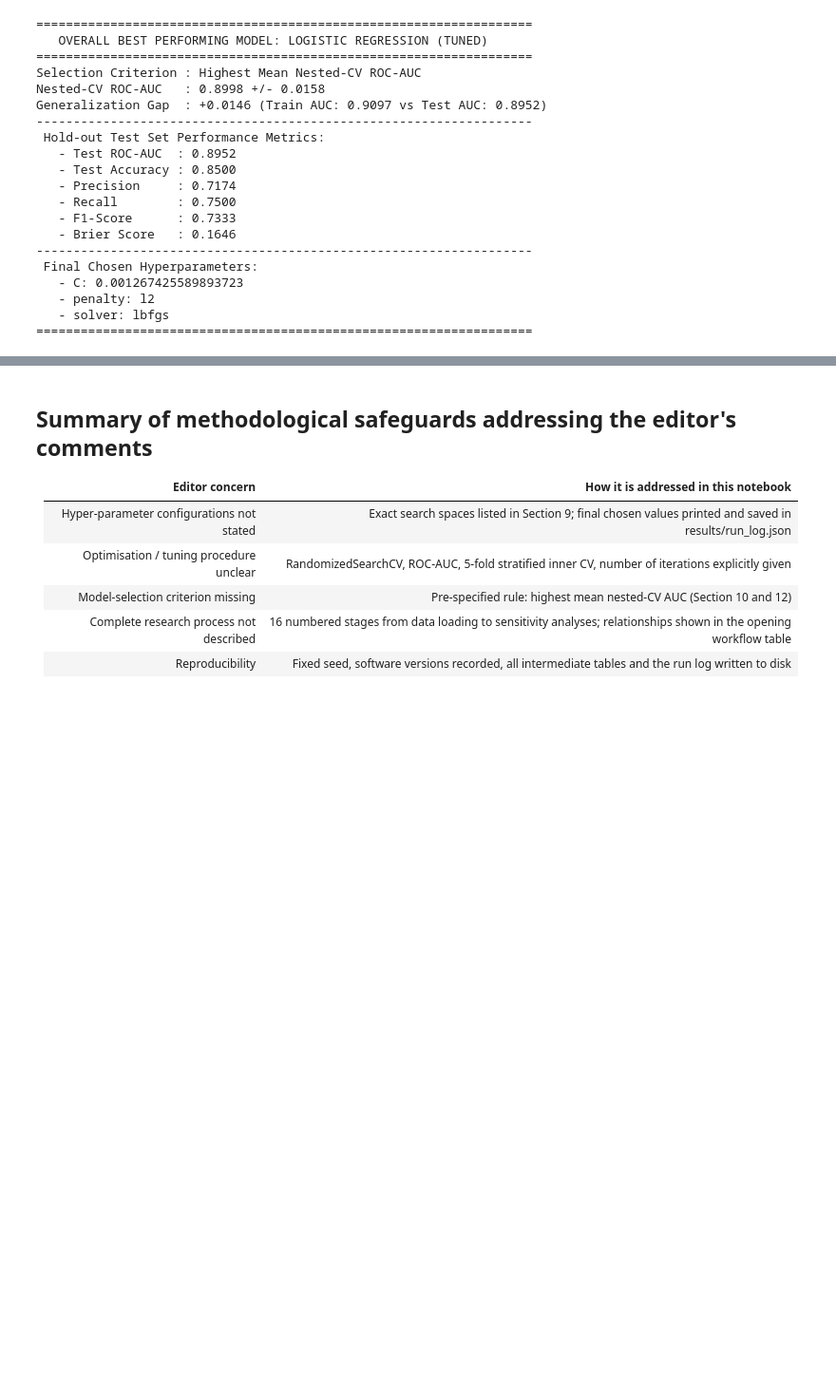
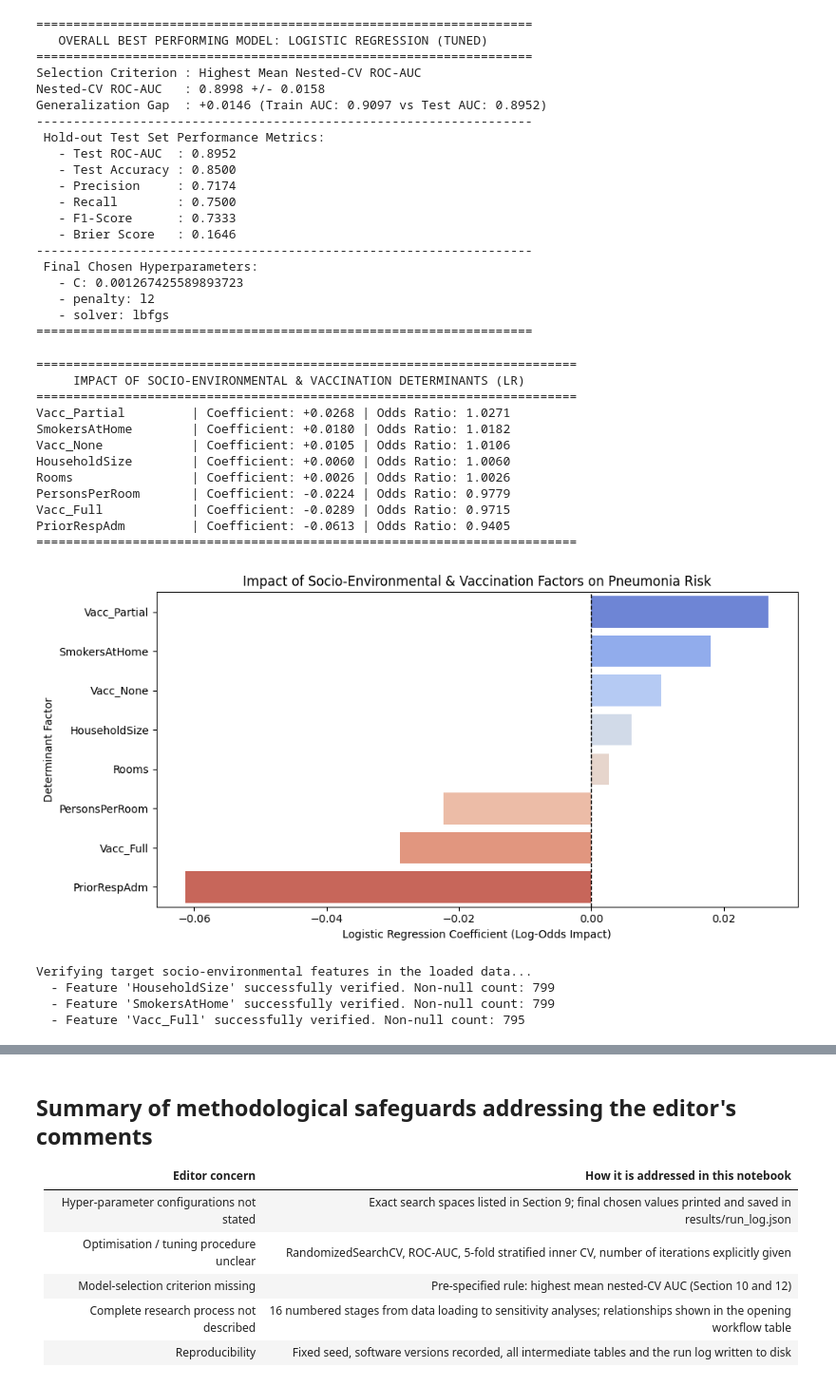
Before and after one commit to vishal606/A-Comparative-Machine-Learning-Framework-for-Predicting-Childhood-Pneumonia-Prevalence, a Jupyter notebook: Childhood_Pneumonia/Childhood_Pneumonia.ipynb, the cells around one changed output, grey strips where cells are left out. Shown at 95% size. Cells and saved outputs as stored; diff of their text form; code cells hidden in the pictures; blank space fills up the shorter version.

```diff
--- a/Childhood_Pneumonia/Childhood_Pneumonia.ipynb
+++ b/Childhood_Pneumonia/Childhood_Pneumonia.ipynb
@@ -1176,3 +1231,75 @@ Generalization Gap  : +0.0146 (Train AUC: 0.9097 vs Test AUC: 0.8952)
    - penalty: l2
    - solver: lbfgs
 ===================================================================
+# %%
+# 17.3 Focus on Socio-Environmental Determinants of Childhood Pneumonia
+import numpy as np
+import pandas as pd
+import matplotlib.pyplot as plt
+
+# Extract coefficients from our primary Logistic Regression model
+best_pipe = fitted["Logistic Regression (Tuned)"]
+clf_lr = best_pipe.named_steps["clf"]
+coefs = clf_lr.coef_[0]
+
+# Map to feature names
+feature_impacts = pd.DataFrame({
+    "Feature": selected_features,
+    "Coefficient": coefs,
+    "Odds_Ratio": np.exp(coefs)
+})
+
+# Filter specifically for the socio-environmental variables of interest
+target_features = [
+    "HouseholdSize", "Rooms", "PersonsPerRoom", "SmokersAtHome",
+    "Vacc_Full", "Vacc_Partial", "Vacc_None", "PriorRespAdm"
+]
+
+socio_env_df = feature_impacts[feature_impacts["Feature"].isin(target_features)].copy()
+socio_env_df = socio_env_df.sort_values(by="Coefficient", ascending=False)
+
+print("=========================================================================")
+print("     IMPACT OF SOCIO-ENVIRONMENTAL & VACCINATION DETERMINANTS (LR)       ")
+print("=========================================================================")
+for _, r in socio_env_df.iterrows():
+    print(f"{r['Feature']:20s} | Coefficient: {r['Coefficient']:+.4f} | Odds Ratio: {r['Odds_Ratio']:.4f}")
+print("=========================================================================")
+
+# Visualizing the coefficients of these socio-environmental factors
+plt.figure(figsize=(10, 5))
+sns.barplot(data=socio_env_df, x="Coefficient", y="Feature", palette="coolwarm", hue="Feature", legend=False)
+plt.axvline(0, color="black", linestyle="--", linewidth=1)
+plt.title("Impact of Socio-Environmental & Vaccination Factors on Pneumonia Risk")
+plt.xlabel("Logistic Regression Coefficient (Log-Odds Impact)")
+plt.ylabel("Determinant Factor")
+plt.tight_layout()
+plt.savefig("figs/socio_environmental_impact.png", dpi=150)
+plt.show()
+# %% [output]
+=========================================================================
+     IMPACT OF SOCIO-ENVIRONMENTAL & VACCINATION DETERMINANTS (LR)
+=========================================================================
+Vacc_Partial         | Coefficient: +0.0268 | Odds Ratio: 1.0271
+SmokersAtHome        | Coefficient: +0.0180 | Odds Ratio: 1.0182
+Vacc_None            | Coefficient: +0.0105 | Odds Ratio: 1.0106
+HouseholdSize        | Coefficient: +0.0060 | Odds Ratio: 1.0060
+Rooms                | Coefficient: +0.0026 | Odds Ratio: 1.0026
+PersonsPerRoom       | Coefficient: -0.0224 | Odds Ratio: 0.9779
+Vacc_Full            | Coefficient: -0.0289 | Odds Ratio: 0.9715
+PriorRespAdm         | Coefficient: -0.0613 | Odds Ratio: 0.9405
+=========================================================================
+[figure, added]
+# %%
+# Simple validation test for socio-environmental features
+print("Verifying target socio-environmental features in the loaded data...")
+test_features = ["HouseholdSize", "SmokersAtHome", "Vacc_Full"]
+for f in test_features:
+    if f in X.columns:
+        print(f"  - Feature '{f}' successfully verified. Non-null count: {X[f].notna().sum()}")
+    else:
+        print(f"  - Warning: Feature '{f}' not found in the active dataset.")
+# %% [output]
+Verifying target socio-environmental features in the loaded data...
+  - Feature 'HouseholdSize' successfully verified. Non-null count: 799
+  - Feature 'SmokersAtHome' successfully verified. Non-null count: 799
+  - Feature 'Vacc_Full' successfully verified. Non-null count: 795
```
Also changed, not shown: parts of 3 cells of this notebook, 1 other file.
